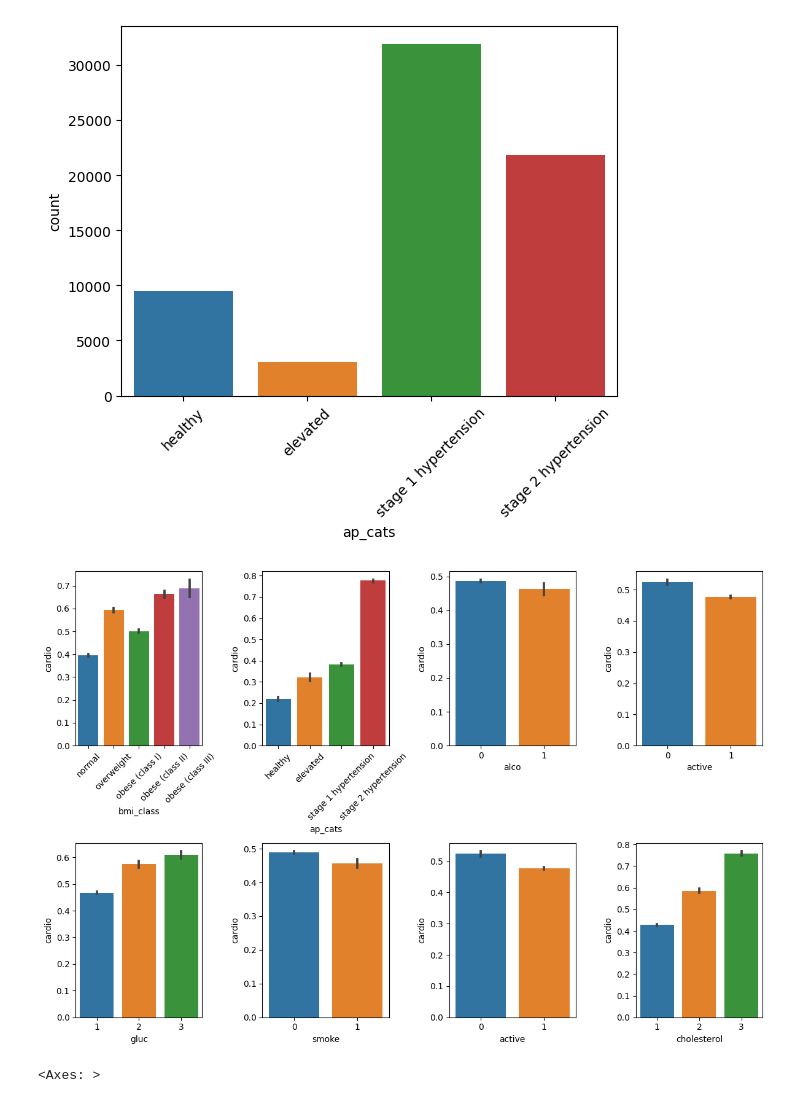
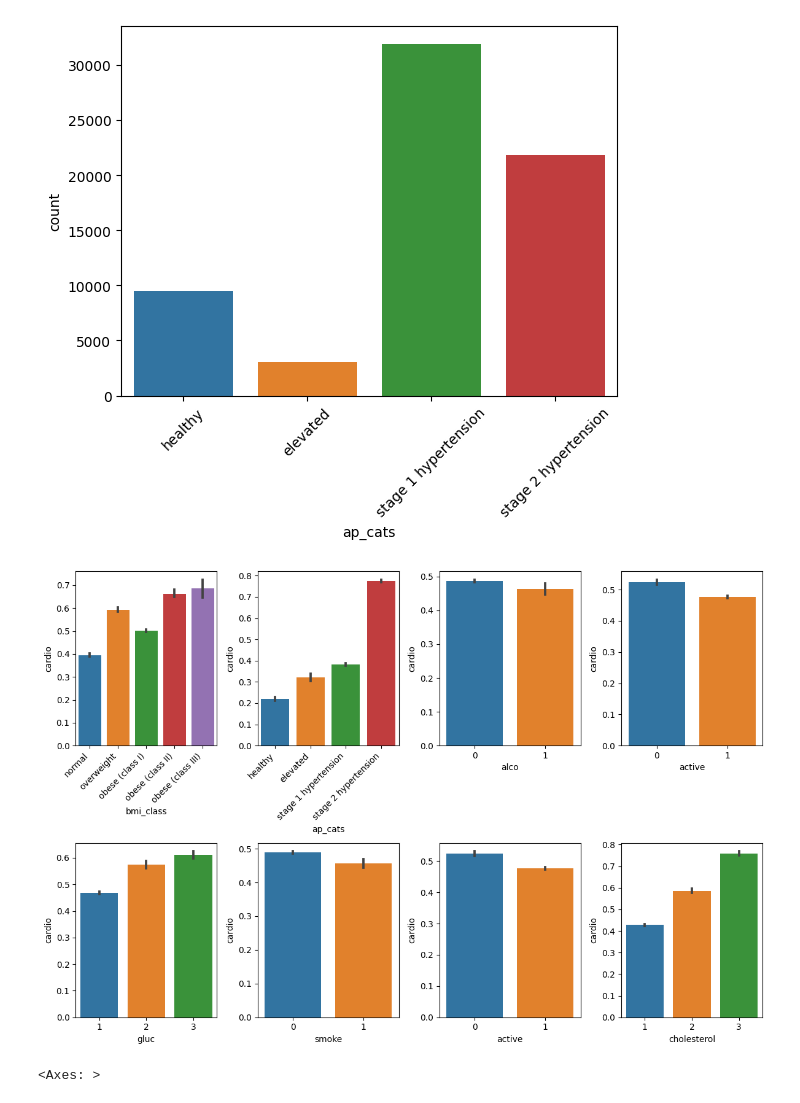
Before and after one commit to jvesand/Machine-learning-Johan-Sandberg, a Jupyter notebook: Lab/2_disease_prediction.ipynb, the cells around one changed output. Drawn from its saved outputs; the diff is of its cells as text; code cells hidden in the pictures.

```diff
--- a/Lab/2_disease_prediction.ipynb
+++ b/Lab/2_disease_prediction.ipynb
@@ -244,21 +244,21 @@ plt.xticks(rotation=45);
 # %%
 # visualizing categorical features vs cardiovascular disease
 
 fig, ax = plt.subplots(2,4, figsize = (12, 8))
 ax = ax.flatten()
 
 list_categorical = ["bmi_class", "ap_cats", "alco", "active", "gluc", "smoke", "active", "cholesterol"]
 
 for i, cat in enumerate(list_categorical):
     sns.barplot(df, x = cat, y = "cardio", ax = ax[i])
 
-ax[0].set_xticklabels(class_list, rotation = 45)
-ax[1].set_xticklabels(cat_list, rotation = 45)
+ax[0].set_xticklabels(class_list, rotation = 45, ha = "right")
+ax[1].set_xticklabels(cat_list, rotation = 45, ha = "right")
 
 # ax[0].set
 fig.tight_layout()
 # %% [output]
-[figure, old version]
+[figure, new version]
 # %%
 # visualizing correlations
 list_numerical = ["age", "height", "weight", "ap_hi", "ap_lo", "bmi"]
```
Also changed, not shown: parts of 9 cells of this notebook.
